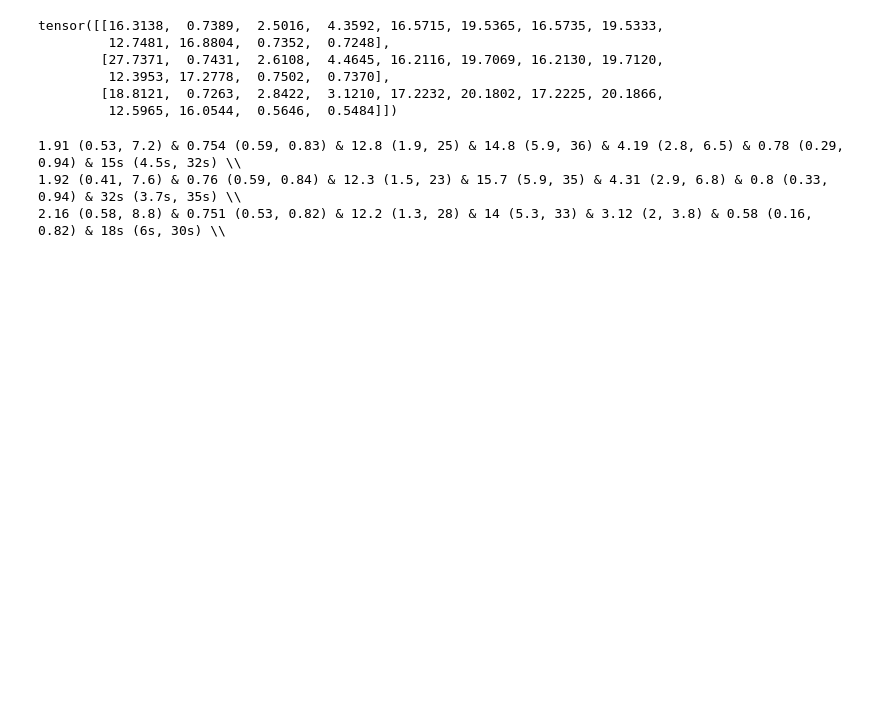
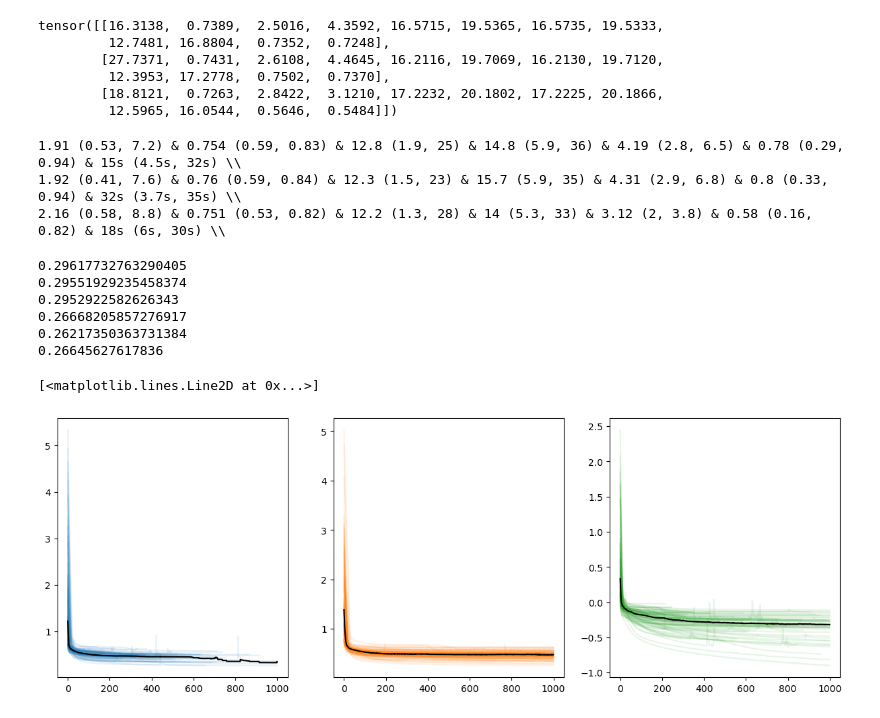
Before and after one commit to mkomod/vi-per, a Jupyter notebook: notebooks/gp_simulations.ipynb, the cells around one changed output. Saved outputs shown, nothing was run; the diff lists cells and outputs as text; code cells hidden in the pictures; blank space fills up the shorter version.

```diff
--- a/notebooks/gp_simulations.ipynb
+++ b/notebooks/gp_simulations.ipynb
@@ -271,3 +283,42 @@ print()
 1.91 (0.53, 7.2) & 0.754 (0.59, 0.83) & 12.8 (1.9, 25) & 14.8 (5.9, 36) & 4.19 (2.8, 6.5) & 0.78 (0.29, 0.94) & 15s (4.5s, 32s) \\
 1.92 (0.41, 7.6) & 0.76 (0.59, 0.84) & 12.3 (1.5, 23) & 15.7 (5.9, 35) & 4.31 (2.9, 6.8) & 0.8 (0.33, 0.94) & 32s (3.7s, 35s) \\
 2.16 (0.58, 8.8) & 0.751 (0.53, 0.82) & 12.2 (1.3, 28) & 14 (5.3, 33) & 3.12 (2, 3.8) & 0.58 (0.16, 0.82) & 18s (6s, 30s) \\
+# %%
+def print_nlpd(f, x, y):
+    with gpytorch.settings.num_likelihood_samples(100000), torch.no_grad():
+        trained_pred_dist = f.likelihood(f.model(x))
+        nlpd = gpytorch.metrics.negative_log_predictive_density(trained_pred_dist, y)
+    print(nlpd.mean(0).sum().item())
+
+for f in [f0, f1, f2]:
+    print_nlpd(f, train_x, train_y)
+
+for f in [f0, f1, f2]:
+    print_nlpd(f, test_x, test_y)
+# %% [output]
+0.29617732763290405
+0.29551929235458374
+0.2952922582626343
+0.26668205857276917
+0.26217350363731384
+0.26645627617836
+# %%
+res = torch.load("../results/gp_convergence.pt")
+# %%
+rr = res
+rr = rr.numpy()
+# %%
+rr[rr == -100] = np.nan
+# %%
+fig, ax = plt.subplots(1, 3, figsize=(15, 5))
+for i in range(100):
+    ax[0].plot(rr[0, i, :], label="PB", color="C0", alpha=0.1)
+    ax[1].plot(rr[1, i, :], label="PB", color="C1", alpha=0.1)
+    ax[2].plot(rr[2, i, :], label="PB", color="C2", alpha=0.1)
+
+ax[0].plot(np.nanmedian(rr[0], axis=0), label="PB", color="k", alpha=1)
+ax[1].plot(np.nanmedian(rr[1], axis=0), label="PB", color="k", alpha=1)
+ax[2].plot(np.nanmedian(rr[2], axis=0), label="PB", color="k", alpha=1)
+# %% [output]
+[<matplotlib.lines.Line2D at 0x...>]
+[figure, added]
```
Also changed, not shown: parts of 9 cells of this notebook, 2 other files.
